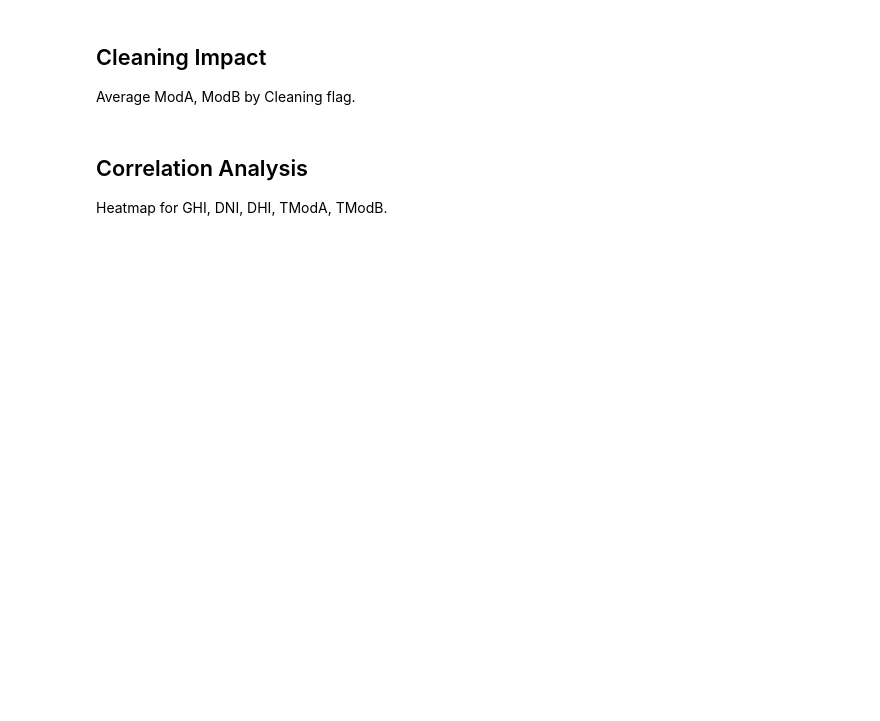
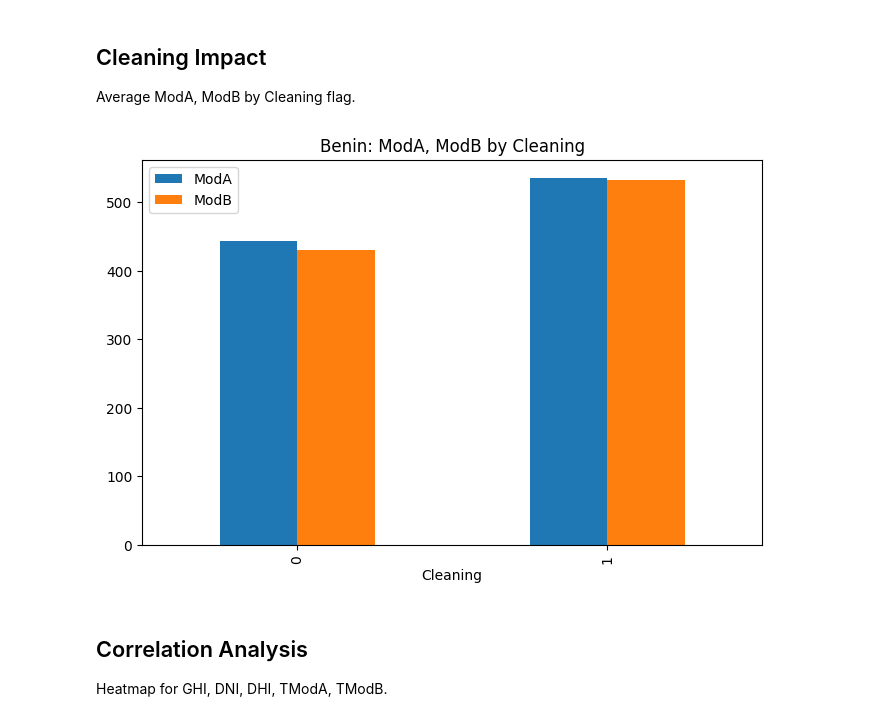
Before and after one commit to Hallelujah-kib/solar-challenge-week0, a Jupyter notebook: notebooks/benin_eda.ipynb, the cells around one changed output. Drawn from its saved outputs; the diff is of its cells as text; code cells hidden in the pictures; blank space fills up the shorter version.

```diff
--- a/notebooks/benin_eda.ipynb
+++ b/notebooks/benin_eda.ipynb
@@ -87,9 +104,9 @@ plt.show()
 ## Cleaning Impact
 Average ModA, ModB by Cleaning flag.
 # %%
-cleaning_impact = df_clean.groupby('Cleaning')[['ModA', 'ModB']].mean()
-cleaning_impact.plot(kind='bar', figsize=(8, 5), title='Benin: ModA, ModB by Cleaning')
-plt.show()
+eda.plot_cleaning_impact(df_clean, country_name)
+# %% [output]
+[figure, added]
 # %% [markdown]
 ## Correlation Analysis
 Heatmap for GHI, DNI, DHI, TModA, TModB.
```
Also changed, not shown: parts of 12 cells of this notebook, 1 other file.
